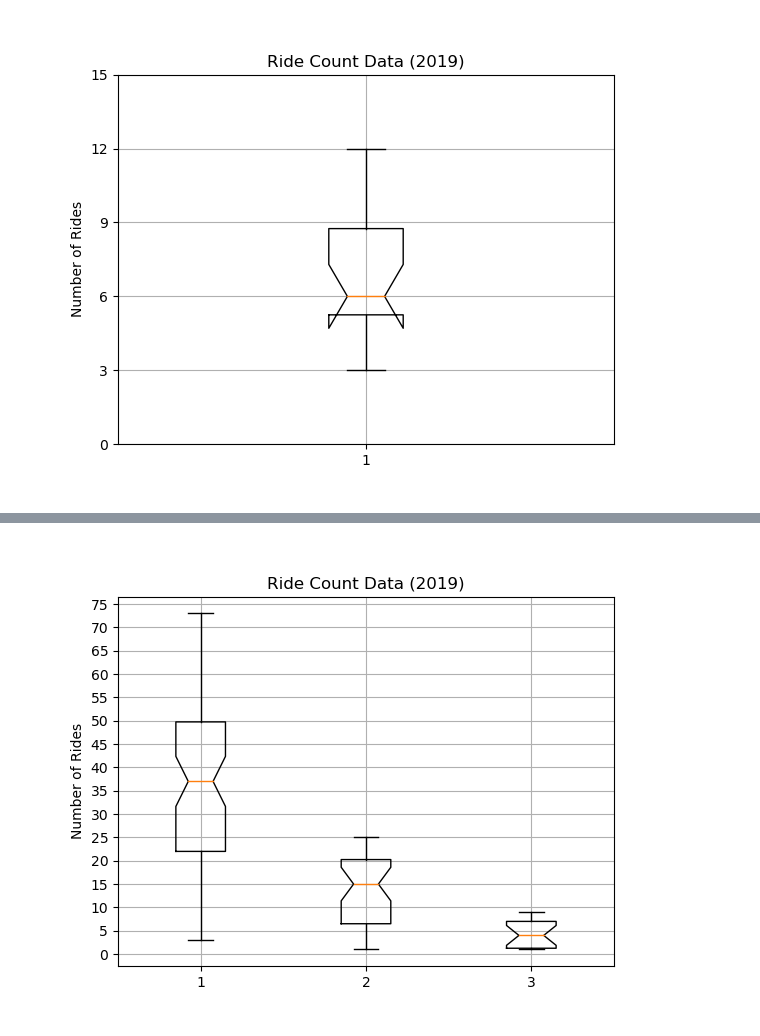
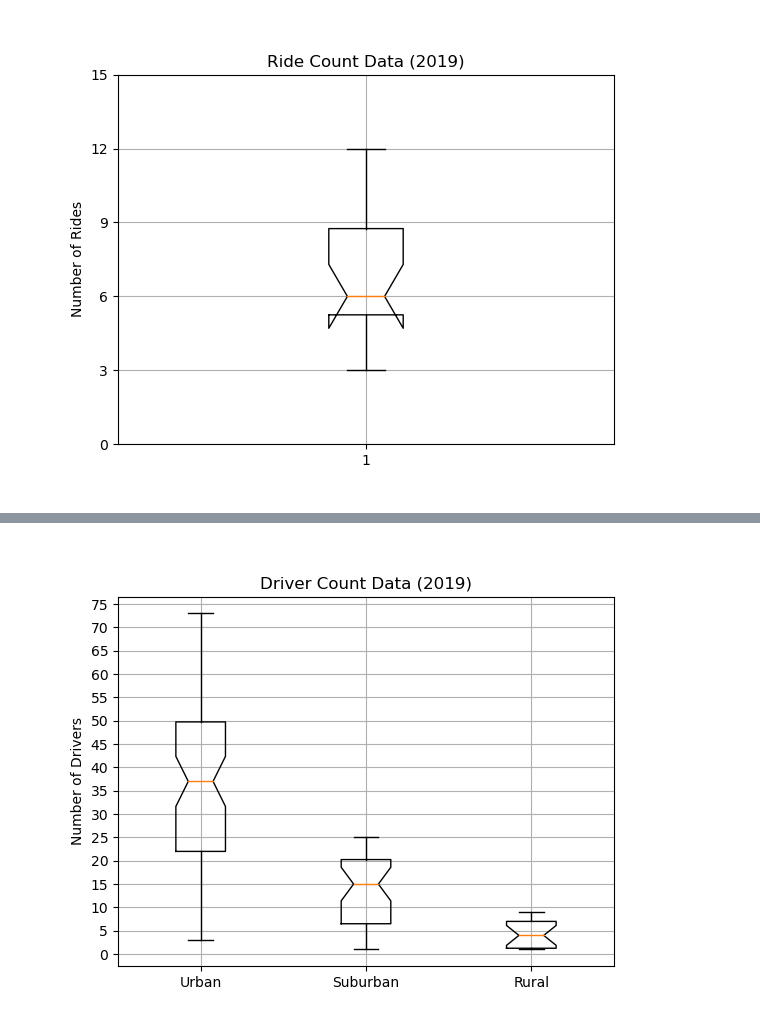
Before and after one commit to DanielMastCA/PyBer_Analysis, a Jupyter notebook: PyBer.ipynb, the cells around one changed output, grey strips where cells are left out. Saved outputs shown, nothing was run; the diff lists cells and outputs as text; code cells hidden in the pictures.

```diff
--- a/PyBer.ipynb
+++ b/PyBer.ipynb
@@ -645,14 +658,15 @@ plt.show()
 # %%
 x_labels = ["Urban", "Suburban", "Rural"]
 fig, ax = plt.subplots()
 ax.boxplot([urban_driver_count, suburban_driver_count, rural_driver_count], x_labels)
 
-ax.set_title('Ride Count Data (2019)')
-ax.set_ylabel('Number of Rides')
+ax.set_title('Driver Count Data (2019)')
+ax.set_ylabel('Number of Drivers')
 ax.set_yticks(np.arange(0, 76, step = 5))
+ax.set_xticklabels(x_labels)
 ax.grid()
 # %% [output]
-[figure, old version]
+[figure, new version]
 # %%
 fig.savefig(os.path.join("analysis", "Fig4.png"))
 fig.show()
```
Also changed, not shown: parts of 7 cells of this notebook, 1 other file.
